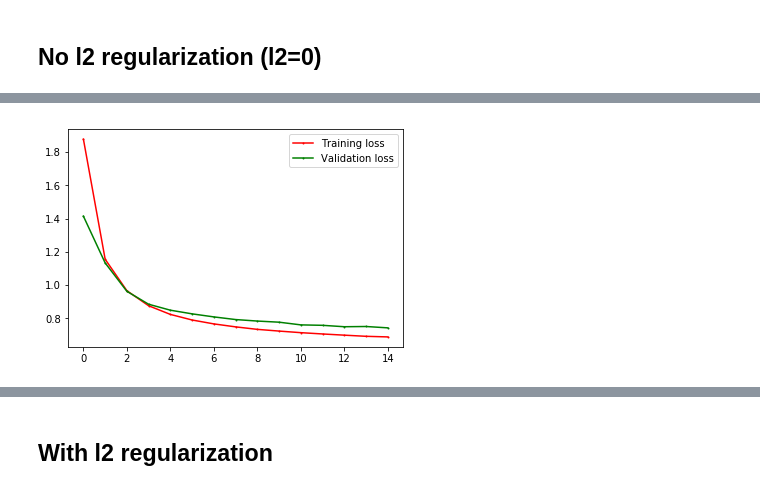
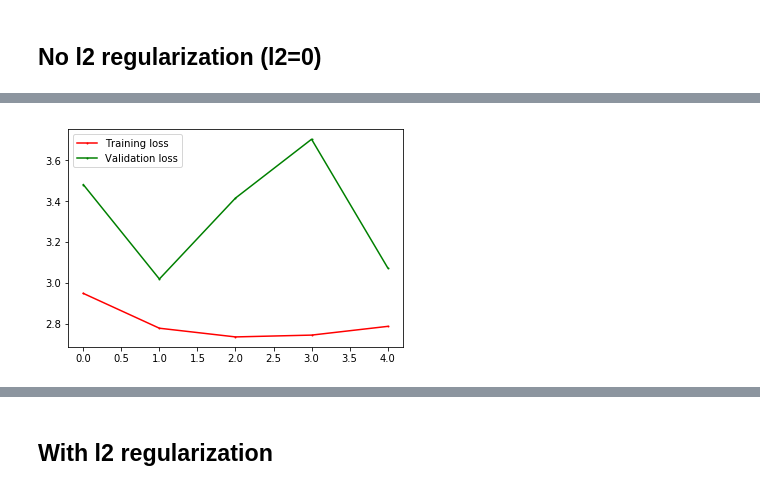
Before and after one commit to anhquan0412/basic_model_scratch, a Jupyter notebook: scratch_neural_net.ipynb, the cells around one changed output, grey strips where cells are left out. Saved outputs shown, nothing was run; the diff lists cells and outputs as text; code cells hidden in the pictures.

```diff
--- a/scratch_neural_net.ipynb
+++ b/scratch_neural_net.ipynb
@@ -106,5 +106,5 @@ nn = CustomNeuralNetwork(layers,act_obj)
 ## No l2 regularization (l2=0)
 # %%
 # nn.fit_epoch(X_tr,y_tr,X_t,y_t,lr=0.001,epochs=20,bs=64)
-nn.fit_epoch(X_train,y_train,X_test,y_test,lr=0.01,epochs=15,bs=64)
+nn.fit_epoch(X_train,y_train,X_test,y_test,lr=0.01,epochs=5,bs=512)
 # %% [output]
@@ -126,2 +116,2 @@ Epoch 15. Training loss: 0.6873070426138184, Val loss:0.7418387260465403
-[figure, old version]
+[figure, new version]
 # %%
```
Also changed, not shown: parts of 30 cells of this notebook, 2 other files.
